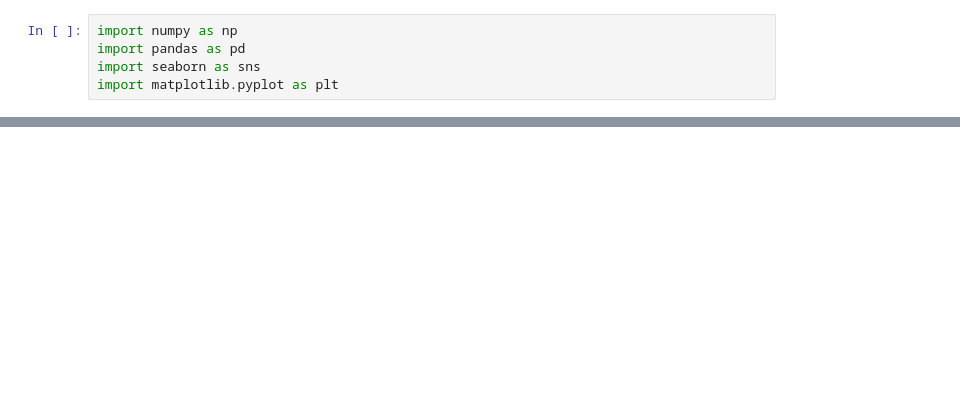
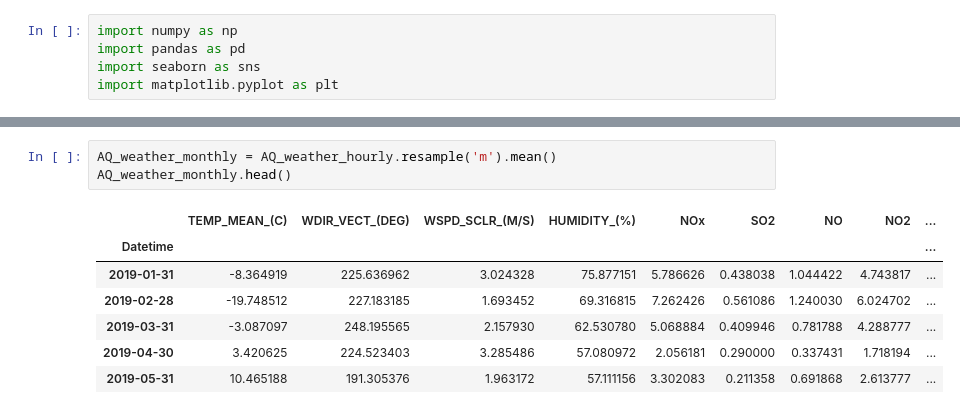
Before and after one commit to mirandadoris/CIV1498_Project2_Pythoneers, a Jupyter notebook: 2-Analysis/Weather_AQ_UOG_Analysis.ipynb, the cells around one changed output, grey strips where cells are left out. Cells and saved outputs as stored; diff of their text form; blank space fills up the shorter version.

```diff
--- a/2-Analysis/Weather_AQ_UOG_Analysis.ipynb
+++ b/2-Analysis/Weather_AQ_UOG_Analysis.ipynb
@@ -54,0 +121,11 @@ production_data_daily = pd.read_csv('production_daily.csv')
+# %%
+AQ_weather_monthly = AQ_weather_hourly.resample('m').mean()
+AQ_weather_monthly.head()
+# %% [output]
+|  | TEMP_MEAN_(C) | WDIR_VECT_(DEG) | WSPD_SCLR_(M/S) | HUMIDITY_(%) | NOx | SO2 | NO | NO2 | ... |
+| Datetime |  |  |  |  |  |  |  |  | ... |
+| 2019-01-31 | -8.364919 | 225.636962 | 3.024328 | 75.877151 | 5.786626 | 0.438038 | 1.044422 | 4.743817 | ... |
+| 2019-02-28 | -19.748512 | 227.183185 | 1.693452 | 69.316815 | 7.262426 | 0.561086 | 1.240030 | 6.024702 | ... |
+| 2019-03-31 | -3.087097 | 248.195565 | 2.157930 | 62.530780 | 5.068884 | 0.409946 | 0.781788 | 4.288777 | ... |
+| 2019-04-30 | 3.420625 | 224.523403 | 3.285486 | 57.080972 | 2.056181 | 0.290000 | 0.337431 | 1.718194 | ... |
+| 2019-05-31 | 10.465188 | 191.305376 | 1.963172 | 57.111156 | 3.302083 | 0.211358 | 0.691868 | 2.613777 | ... |
```
Also changed, not shown: parts of 6 cells of this notebook.
